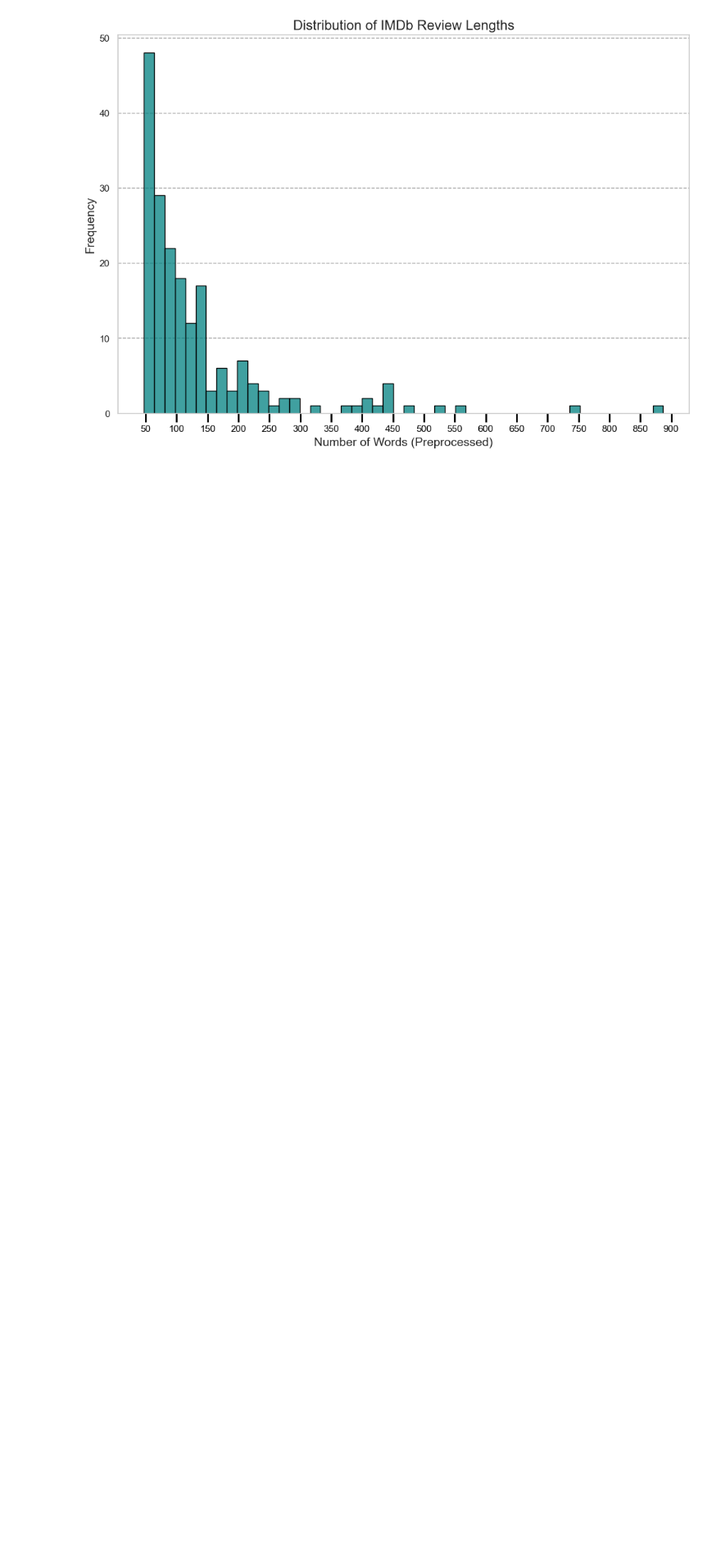
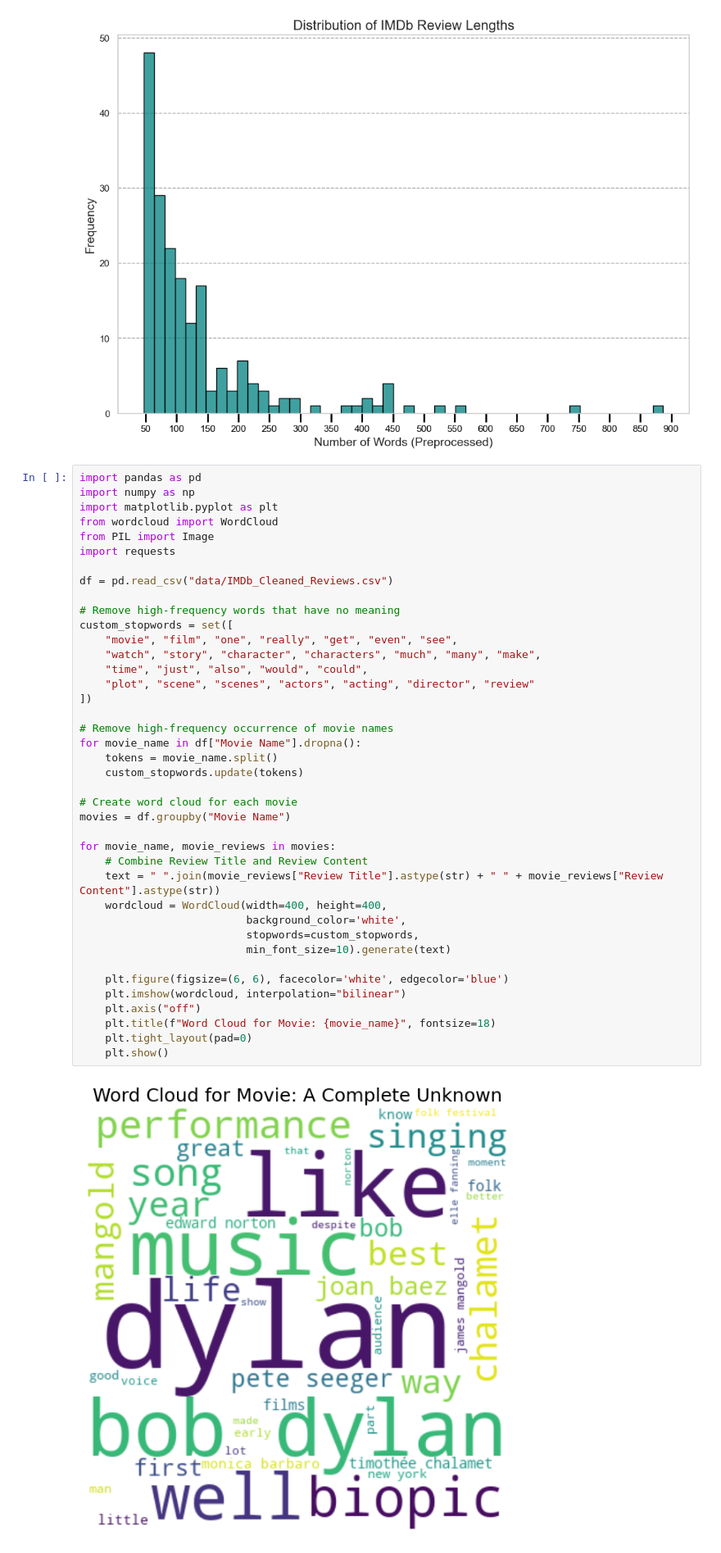
Before and after one commit to minutesB460/CDS_boxOfficePrediction, a Jupyter notebook: viz.ipynb, the cells around one changed output. Shown at 82% size. Saved outputs shown, nothing was run; the diff lists cells and outputs as text; blank space fills up the shorter version.

Commit message:
Added WordCloud graph

```diff
--- a/viz.ipynb
+++ b/viz.ipynb
@@ -34,3 +34,45 @@ plt.ylabel("Frequency", fontsize=14)
 plt.show()
 # %% [output]
 [figure]
+# %%
+import pandas as pd
+import numpy as np
+import matplotlib.pyplot as plt
+from wordcloud import WordCloud
+from PIL import Image
+import requests
+
+df = pd.read_csv("data/IMDb_Cleaned_Reviews.csv")
+
+# Remove high-frequency words that have no meaning
+custom_stopwords = set([
+    "movie", "film", "one", "really", "get", "even", "see",
+    "watch", "story", "character", "characters", "much", "many", "make",
+    "time", "just", "also", "would", "could",
+    "plot", "scene", "scenes", "actors", "acting", "director", "review"
+])
+
+# Remove high-frequency occurrence of movie names
+for movie_name in df["Movie Name"].dropna():
+    tokens = movie_name.split()
+    custom_stopwords.update(tokens)
+
+# Create word cloud for each movie
+movies = df.groupby("Movie Name")
+
+for movie_name, movie_reviews in movies:
+    # Combine Review Title and Review Content
+    text = " ".join(movie_reviews["Review Title"].astype(str) + " " + movie_reviews["Review Content"].astype(str))
+    wordcloud = WordCloud(width=400, height=400,
+                          background_color='white',
+                          stopwords=custom_stopwords,
+                          min_font_size=10).generate(text)
+
+    plt.figure(figsize=(6, 6), facecolor='white', edgecolor='blue')
+    plt.imshow(wordcloud, interpolation="bilinear")
+    plt.axis("off")
+    plt.title(f"Word Cloud for Movie: {movie_name}", fontsize=18)
+    plt.tight_layout(pad=0)
+    plt.show()
+# %% [output]
+[figure, added]
```
Also changed, not shown: parts of 1 cell of this notebook.
